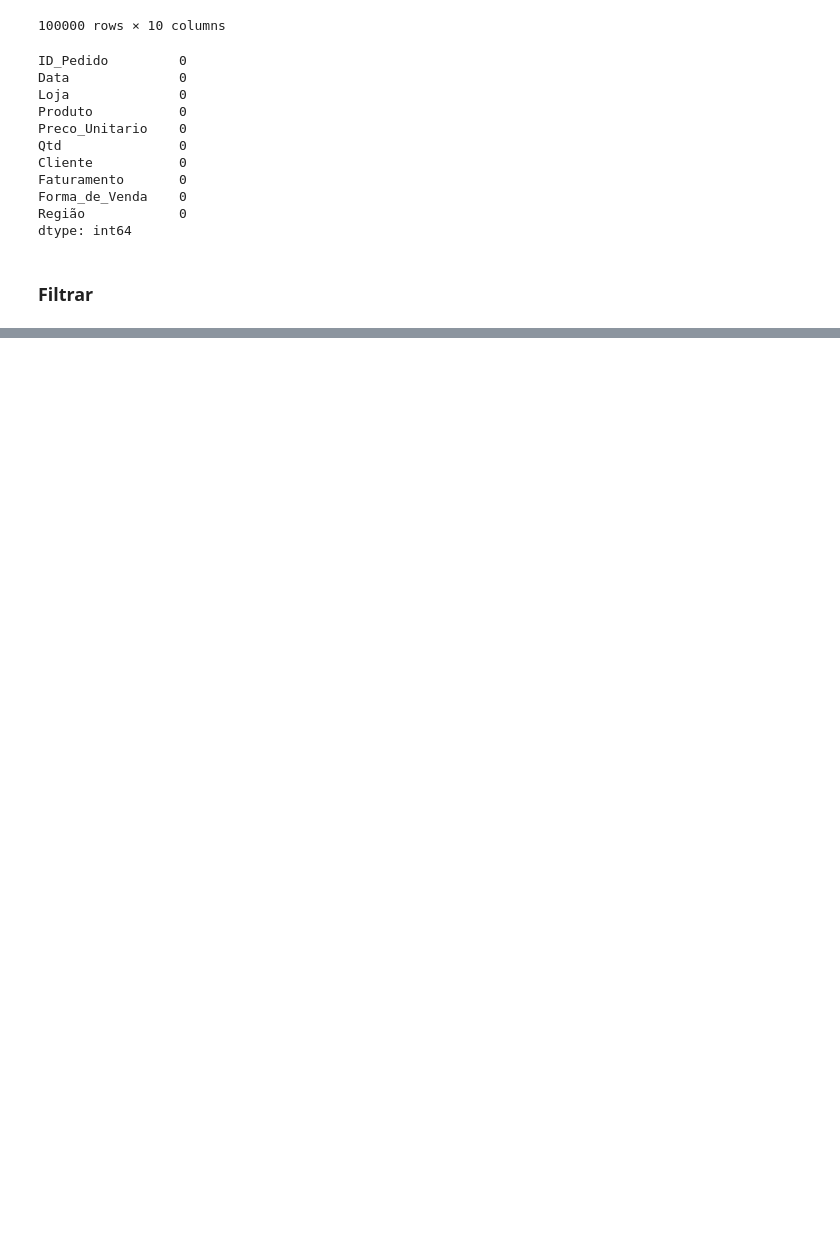
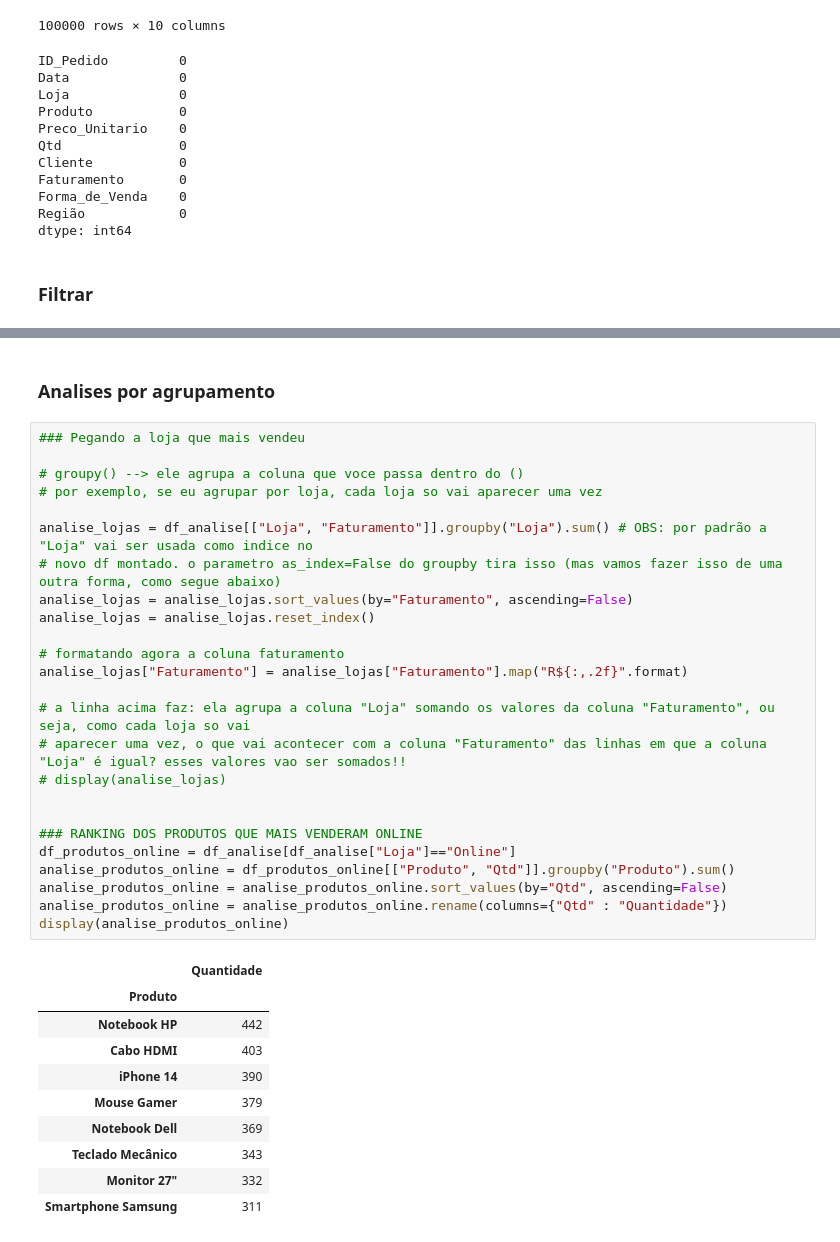
Before and after one commit to jhonathaann/Pandas, a Jupyter notebook: Introducao/inicio_dois.ipynb, the cells around one changed output, grey strips where cells are left out. Cells and saved outputs as stored; diff of their text form; blank space fills up the shorter version.

```diff
--- a/Introducao/inicio_dois.ipynb
+++ b/Introducao/inicio_dois.ipynb
@@ -248,0 +276,38 @@ df_vendas_sp.to_csv("Vendas_SP.csv", index=False)
+# %% [markdown]
+### Analises por agrupamento
+# %%
+### Pegando a loja que mais vendeu
+
+# groupy() --> ele agrupa a coluna que voce passa dentro do ()
+# por exemplo, se eu agrupar por loja, cada loja so vai aparecer uma vez
+
+analise_lojas = df_analise[["Loja", "Faturamento"]].groupby("Loja").sum() # OBS: por padrão a "Loja" vai ser usada como indice no
+# novo df montado. o parametro as_index=False do groupby tira isso (mas vamos fazer isso de uma outra forma, como segue abaixo)
+analise_lojas = analise_lojas.sort_values(by="Faturamento", ascending=False)
+analise_lojas = analise_lojas.reset_index()
+
+# formatando agora a coluna faturamento
+analise_lojas["Faturamento"] = analise_lojas["Faturamento"].map("R${:,.2f}".format)
+
+# a linha acima faz: ela agrupa a coluna "Loja" somando os valores da coluna "Faturamento", ou seja, como cada loja so vai
+# aparecer uma vez, o que vai acontecer com a coluna "Faturamento" das linhas em que a coluna "Loja" é igual? esses valores vao ser somados!!
+# display(analise_lojas)
+
+
+### RANKING DOS PRODUTOS QUE MAIS VENDERAM ONLINE
+df_produtos_online = df_analise[df_analise["Loja"]=="Online"]
+analise_produtos_online = df_produtos_online[["Produto", "Qtd"]].groupby("Produto").sum()
+analise_produtos_online = analise_produtos_online.sort_values(by="Qtd", ascending=False)
+analise_produtos_online = analise_produtos_online.rename(columns={"Qtd" : "Quantidade"})
+display(analise_produtos_online)
+# %% [output]
+|  | Quantidade |
+| Produto |  |
+| Notebook HP | 442 |
+| Cabo HDMI | 403 |
+| iPhone 14 | 390 |
+| Mouse Gamer | 379 |
+| Notebook Dell | 369 |
+| Teclado Mecânico | 343 |
+| Monitor 27" | 332 |
+| Smartphone Samsung | 311 |
```
Also changed, not shown: parts of 7 cells of this notebook, 1 other file.
